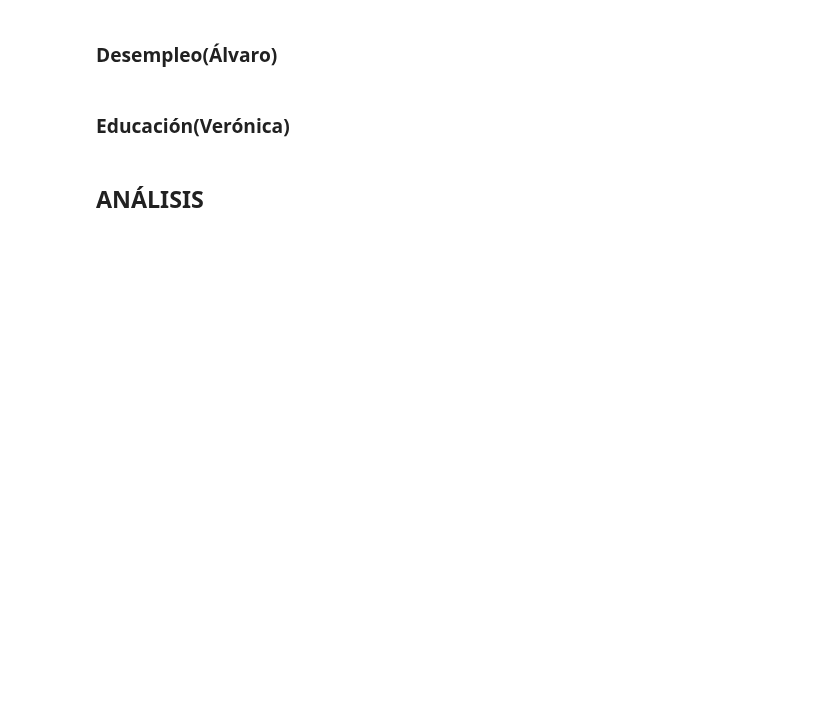
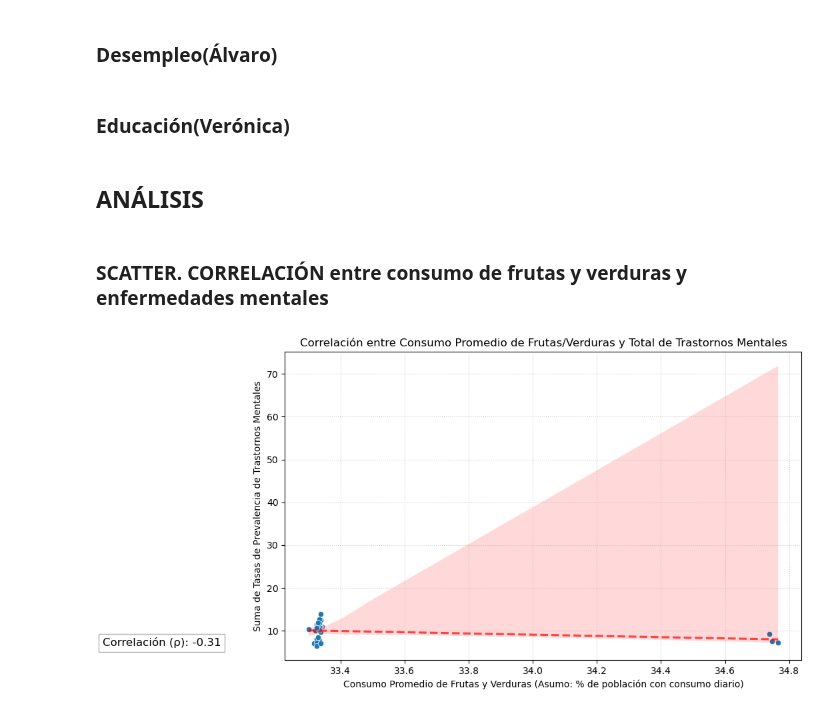
Before and after one commit to AntonioDavid333/Mental-Health-Data-Analysis, a Jupyter notebook: Global.ipynb, the cells around one changed output. Saved outputs shown, nothing was run; the diff lists cells and outputs as text; code cells hidden in the pictures; blank space fills up the shorter version.

Commit message:
scatters correlacion frutas y aqi

```diff
--- a/Global.ipynb
+++ b/Global.ipynb
@@ -110,3 +114,74 @@ df_saludMentalEuropa2019.head()
 #df_educacion.head()
 # %% [markdown]
 ## ANÁLISIS
+# %% [markdown]
+### SCATTER. CORRELACIÓN entre consumo de frutas y verduras y enfermedades mentales
+# %%
+
+df_frutas = pd.read_csv("dataframes_limpios/df_frutas.csv")
+df_saludMental = pd.read_csv("dataframes_limpios/df_saludMentalEuropa2019.csv")
+
+
+# df_frutas: Agrupar por país y calcular el consumo promedio
+# (Esto resuelve tener múltiples filas por país debido a la columna 'age')
+df_frutas_promedio = df_frutas.groupby('country')['value'].mean().reset_index()
+df_frutas_promedio.rename(columns={'value': 'Avg_Fruit_Veg_Consumption'}, inplace=True)
+
+# df_saludMental: Calcular el total de enfermedades mentales (igual que antes)
+disease_columns = ['Schizophrenia', 'Depression', 'Anxiety', 'Bipolar', 'Eating']
+df_saludMental['Total_Mental_Disorders'] = df_saludMental[disease_columns].sum(axis=1)
+df_saludMental_preparado = df_saludMental[['country', 'Total_Mental_Disorders']].copy()
+
+# 3. Unir los DataFrames
+df_combinado = pd.merge(
+    df_frutas_promedio,
+    df_saludMental_preparado,
+    on='country',
+    how='inner'
+)
+
+# 4. Calcular la Correlación de Pearson (para entender la relación)
+correlation = df_combinado['Avg_Fruit_Veg_Consumption'].corr(
+    df_combinado['Total_Mental_Disorders']
+)
+
+# 5. Crear el gráfico de dispersión mejorado
+plt.figure(figsize=(10, 6))
+sns.scatterplot(
+    data=df_combinado,
+    x='Avg_Fruit_Veg_Consumption',
+    y='Total_Mental_Disorders'
+)
+
+# Añadir línea de regresión
+sns.regplot(
+    data=df_combinado,
+    x='Avg_Fruit_Veg_Consumption',
+    y='Total_Mental_Disorders',
+    scatter=False,
+    color='red',
+    line_kws={'linestyle': '--', 'alpha': 0.7}
+)
+
+#anotación de correlación
+plt.text(
+    x=df_combinado['Avg_Fruit_Veg_Consumption'].max() * 0.95,
+    y=df_combinado['Total_Mental_Disorders'].min(),
+    s=f'Correlación (ρ): {correlation:.2f}',
+    fontsize=12,
+    ha='right',
+    bbox=dict(facecolor='white', alpha=0.6, edgecolor='gray')
+)
+
+#Etiquetas y Título
+plt.title('Correlación entre Consumo Promedio de Frutas/Verduras y Total de Trastornos Mentales')
+plt.xlabel('Consumo Promedio de Frutas y Verduras (Asumo: % de población con consumo diario)')
+plt.ylabel('Suma de Tasas de Prevalencia de Trastornos Mentales')
+plt.grid(True, linestyle=':', alpha=0.6)
+plt.show()
+
+print(f"\nCoeficiente de Correlación de Pearson (ρ): {correlation:.2f}")
+print("Primeras filas del DataFrame combinado usado para el gráfico:")
+print(df_combinado.head(31))
+# %% [output]
+[figure, added]
```
Also changed, not shown: parts of 5 cells of this notebook.
